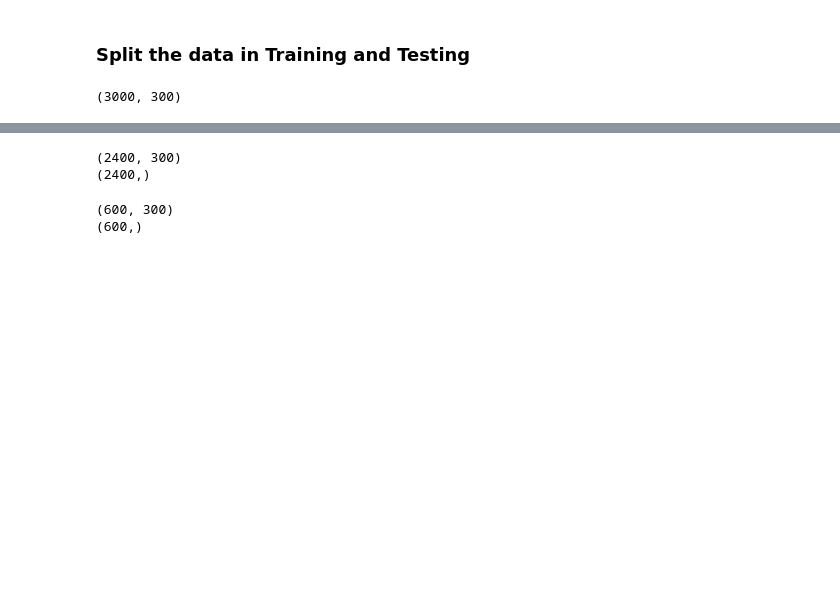
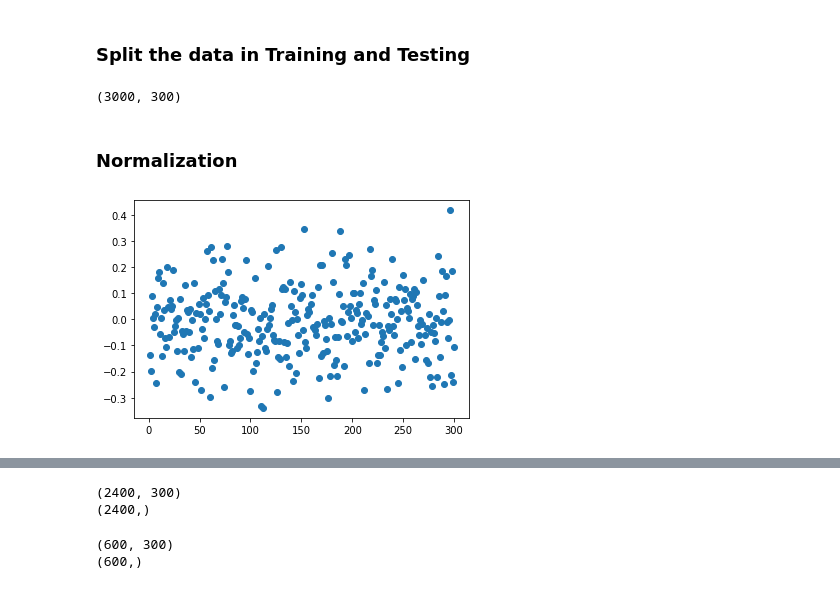
Before and after one commit to 6210110297/chat-topic-classification, a Jupyter notebook: prototype_4.ipynb, the cells around one changed output, grey strips where cells are left out. Saved outputs shown, nothing was run; the diff lists cells and outputs as text; code cells hidden in the pictures; blank space fills up the shorter version.

Commit message:
sctter plot normalize vis, execute time implement

```diff
--- a/prototype_4.ipynb
+++ b/prototype_4.ipynb
@@ -292,6 +294,18 @@ data_reshape = np.reshape(data_temp, (-1, 300))
 data_reshape.shape
 # %% [output]
 (3000, 300)
+# %% [markdown]
+### Normalization
+# %%
+def display_example_vector(data):
+    x = np.linspace(1, 300, 300)
+    y = data[0]
+
+    plt.scatter(x, y)
+# %%
+display_example_vector(data_reshape)
+# %% [output]
+[figure, added]
 # %%
 # Normalize the data
 from sklearn.preprocessing import normalize
```
Also changed, not shown: parts of 13 cells of this notebook.
